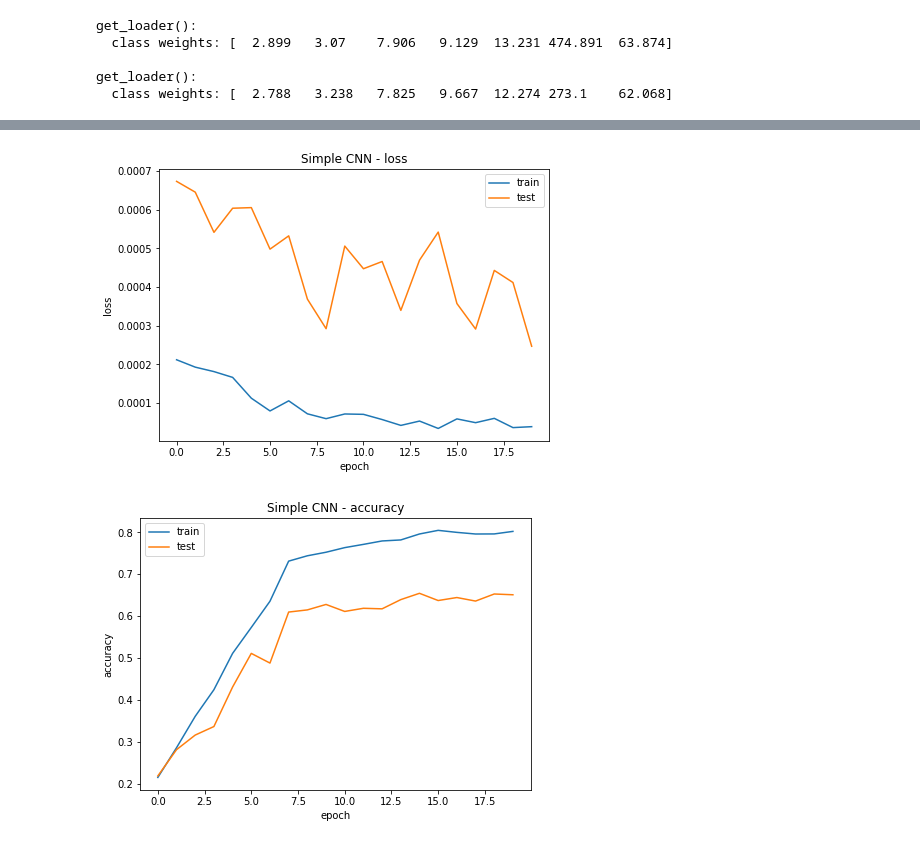
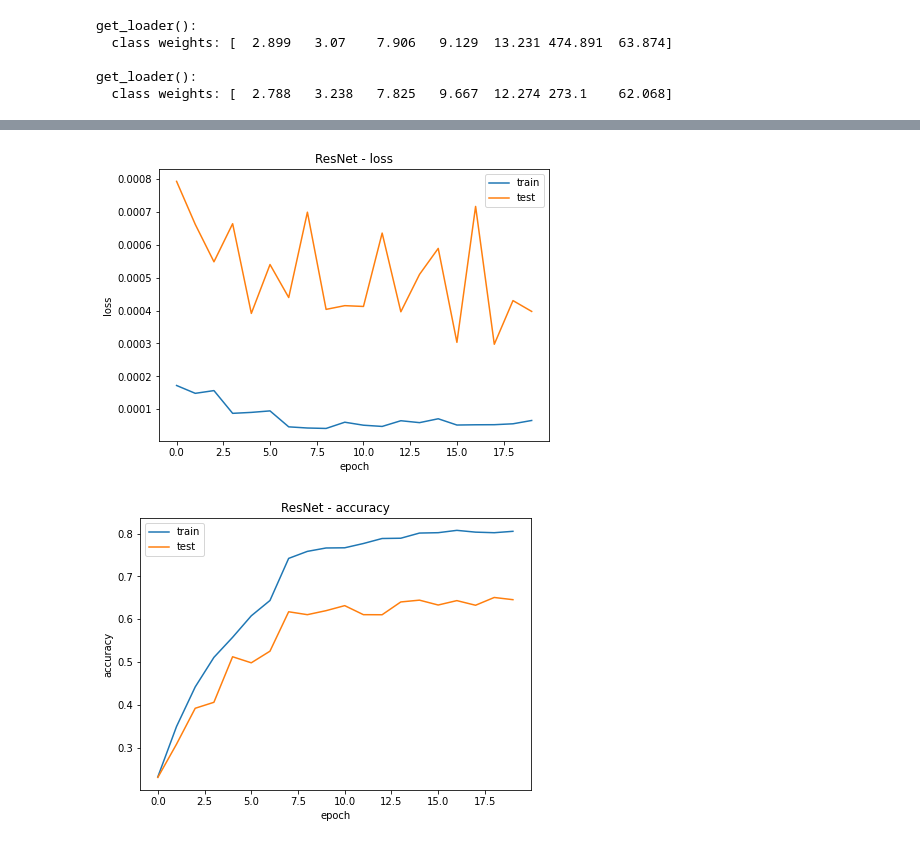
Before and after one commit to swegg4n/AML-EmotionRecognition, a Jupyter notebook: ResNet.ipynb, the cells around one changed output, grey strips where cells are left out. Drawn from its saved outputs; the diff is of its cells as text; code cells hidden in the pictures.

```diff
--- a/ResNet.ipynb
+++ b/ResNet.ipynb
@@ -366,27 +367,27 @@ Epoch 20/20
 # %%
 def plot_metric(train, test, metric, title):
     plt.figure(figsize = (7, 5))
 
     train = torch.tensor(train, device='cpu')
     test = torch.tensor(test, device='cpu')
 
     with torch.no_grad():
         plt.plot(range(len(train)), train, label = "train")
         plt.plot(range(len(test)), test, label = "test")
     plt.title(title)
     plt.xlabel('epoch')
     plt.ylabel(metric)
     plt.legend()
 
     # plt.savefig(f'{title}.png')
     plt.show()
 
 
-plot_metric(loss_train, loss_test, 'loss', 'Simple CNN - loss')
-plot_metric(accuracy_train, accuracy_test, 'accuracy', 'Simple CNN - accuracy')
+plot_metric(loss_train, loss_test, 'loss', 'ResNet - loss')
+plot_metric(accuracy_train, accuracy_test, 'accuracy', 'ResNet - accuracy')
 # %% [output]
-[figure, old version]
+[figure, new version]
-[figure, old version]
+[figure, new version]
 # %%
 from sklearn.metrics import confusion_matrix
 import seaborn as sns
```
Also changed, not shown: parts of 5 cells of this notebook, 2 other files.
